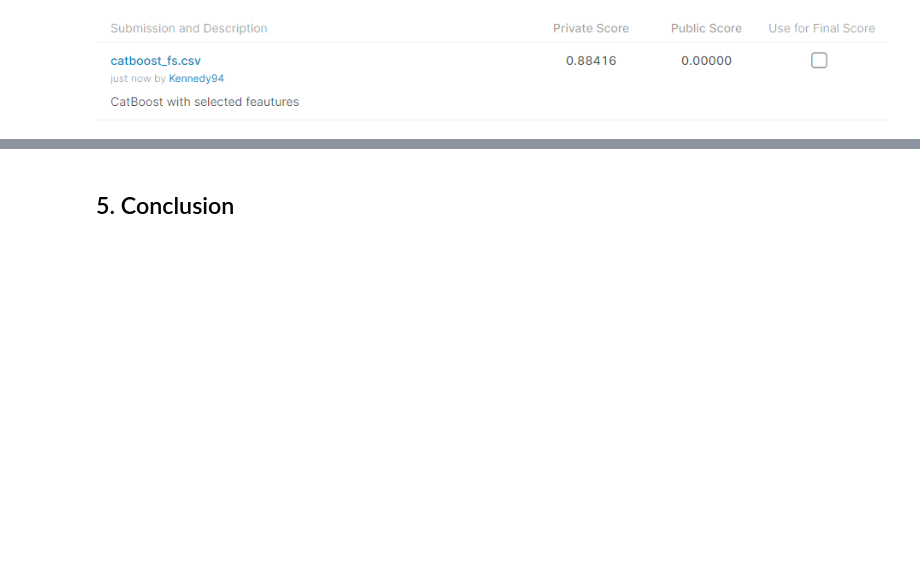
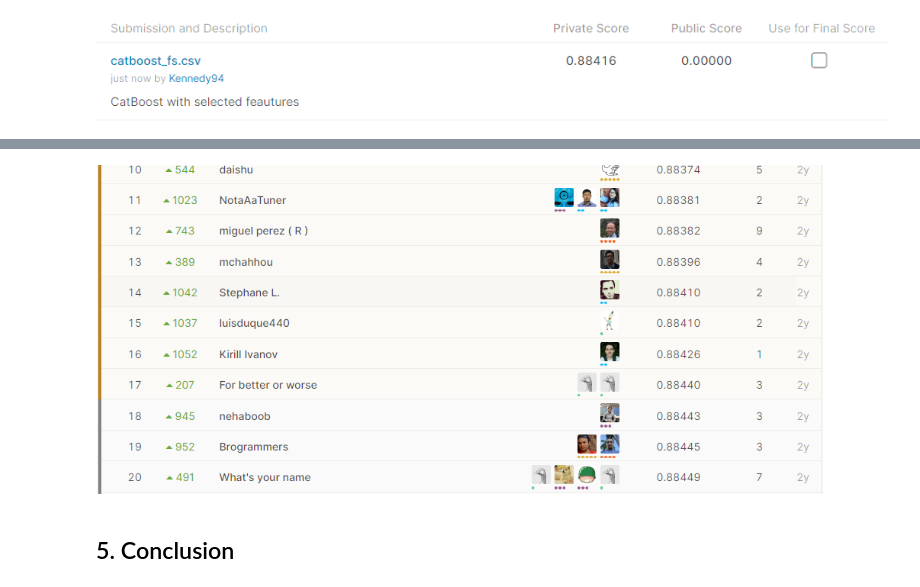
Before and after one commit to irenetoo/-Google-Analytics-Customer-Revenue-Prediction, a Jupyter notebook: Google_Analytics_Customer_Revenue_Prediction_20200518.ipynb, the cells around one changed output, grey strips where cells are left out. Drawn from its saved outputs; the diff is of its cells as text; code cells hidden in the pictures; blank space fills up the shorter version.

```diff
--- a/Google_Analytics_Customer_Revenue_Prediction_20200518.ipynb
+++ b/Google_Analytics_Customer_Revenue_Prediction_20200518.ipynb
@@ -2104,3 +2102,7 @@ Image('img/kaggle_result.png')
+# %%
+Image('img/kaggle_ranking.png')
+# %% [output]
+[figure, added]
 # %% [markdown]
 <a id='conclusion'></a>
 ## 5. Conclusion
```
Also changed, not shown: parts of 1 cell of this notebook.
